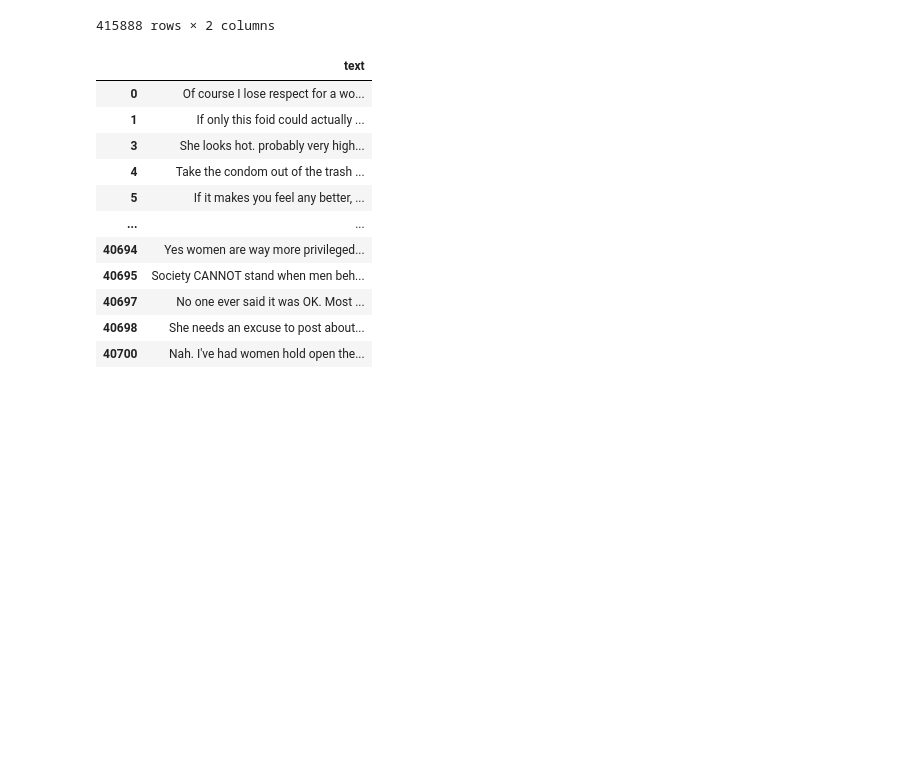
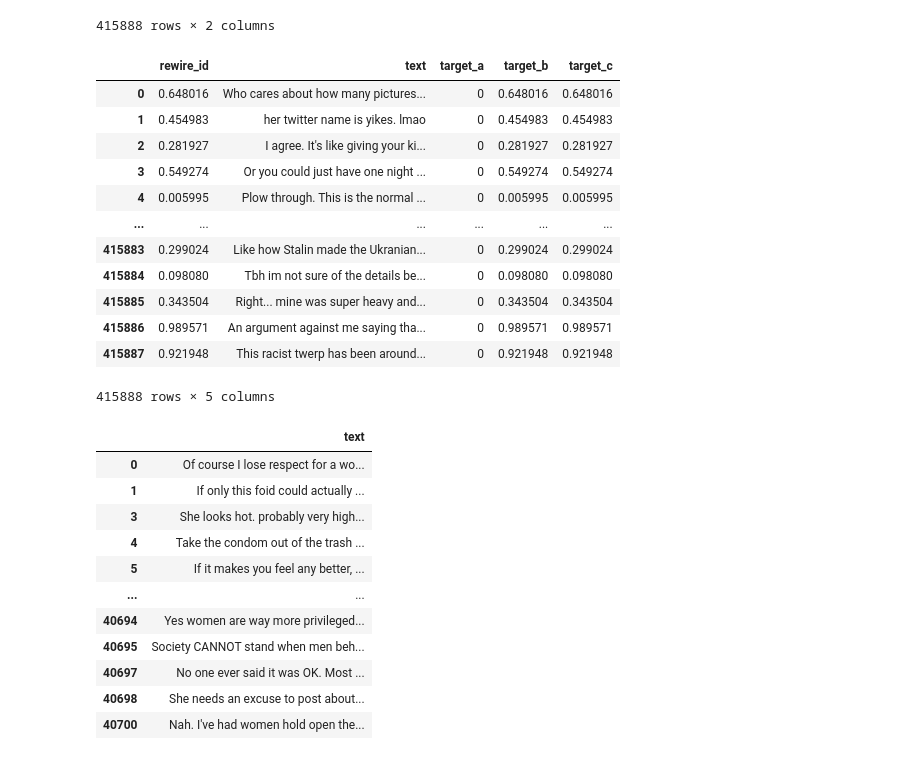
Before and after one commit to AxelBogos/SemEval-Edos, a Jupyter notebook: notebooks/6_ab_unlabeled_data.ipynb, the cells around one changed output. Drawn from its saved outputs; the diff is of its cells as text; code cells hidden in the pictures; blank space fills up the shorter version.

```diff
--- a/notebooks/6_ab_unlabeled_data.ipynb
+++ b/notebooks/6_ab_unlabeled_data.ipynb
@@ -58,11 +58,26 @@ final_task_a
 # %%
 dummy_values = np.random.rand(len(final_task_a))
 df = final_task_a.copy()
 df = df.assign(target_b=pd.Series(dummy_values))
 df = df.assign(target_c=pd.Series(dummy_values))
 df = df.assign(rewire_id=pd.Series(dummy_values))
 df = df.reindex(columns=['rewire_id', 'text', 'target_a', 'target_b', 'target_c'])
-df.to_csv("task_a_reddit_aug_99conf_FULL.csv", index=False)
+# df.to_csv("task_a_reddit_aug_99conf_FULL.csv", index=False)
+df
+# %% [output]
+|  | rewire_id | text | target_a | target_b | target_c |
+| 0 | 0.648016 | Who cares about how many pictures... | 0 | 0.648016 | 0.648016 |
+| 1 | 0.454983 | her twitter name is yikes. lmao | 0 | 0.454983 | 0.454983 |
+| 2 | 0.281927 | I agree. It's like giving your ki... | 0 | 0.281927 | 0.281927 |
+| 3 | 0.549274 | Or you could just have one night ... | 0 | 0.549274 | 0.549274 |
+| 4 | 0.005995 | Plow through. This is the normal ... | 0 | 0.005995 | 0.005995 |
+| ... | ... | ... | ... | ... | ... |
+| 415883 | 0.299024 | Like how Stalin made the Ukranian... | 0 | 0.299024 | 0.299024 |
+| 415884 | 0.098080 | Tbh im not sure of the details be... | 0 | 0.098080 | 0.098080 |
+| 415885 | 0.343504 | Right... mine was super heavy and... | 0 | 0.343504 | 0.343504 |
+| 415886 | 0.989571 | An argument against me saying tha... | 0 | 0.989571 | 0.989571 |
+| 415887 | 0.921948 | This racist twerp has been around... | 0 | 0.921948 | 0.921948 |
+415888 rows × 5 columns
 # %%
 # take only sexist data
 sexist_new = merged_df.loc[merged_df['target_a'] == '1']
```
Also changed, not shown: parts of 1 cell of this notebook, 4 other files.
